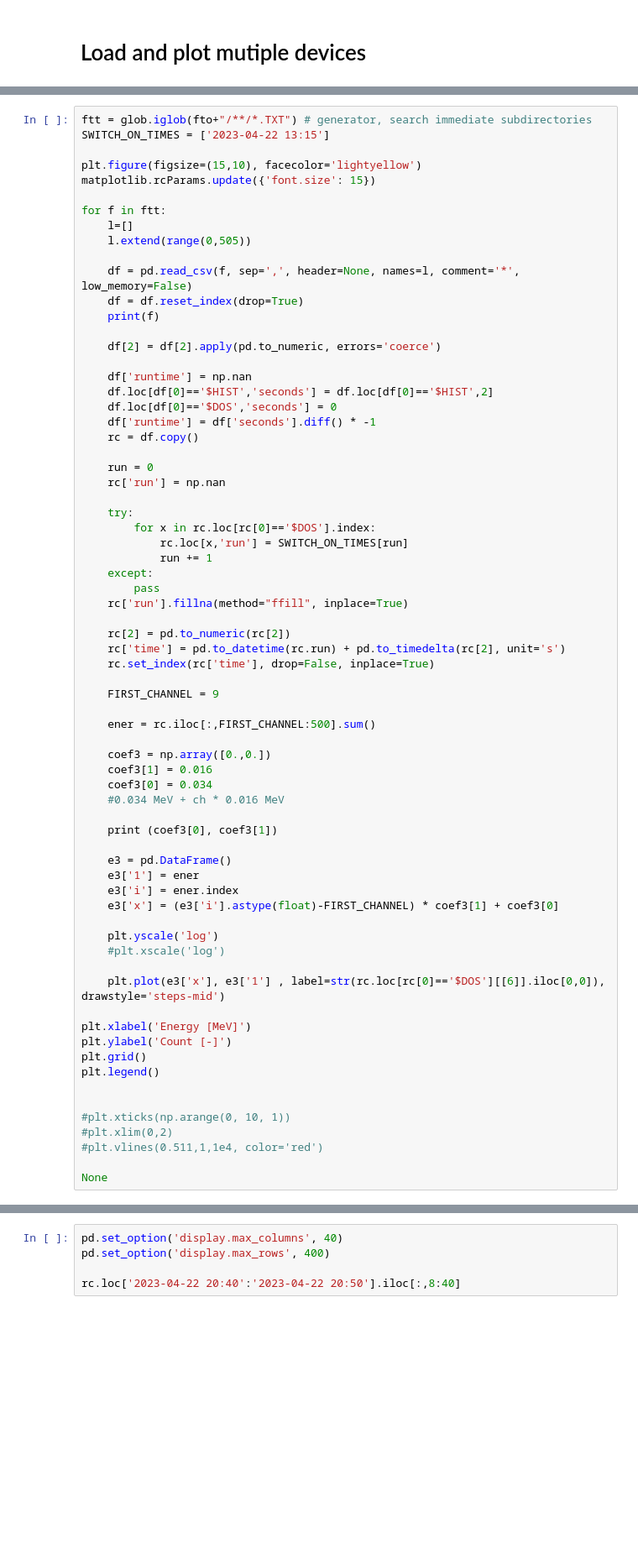
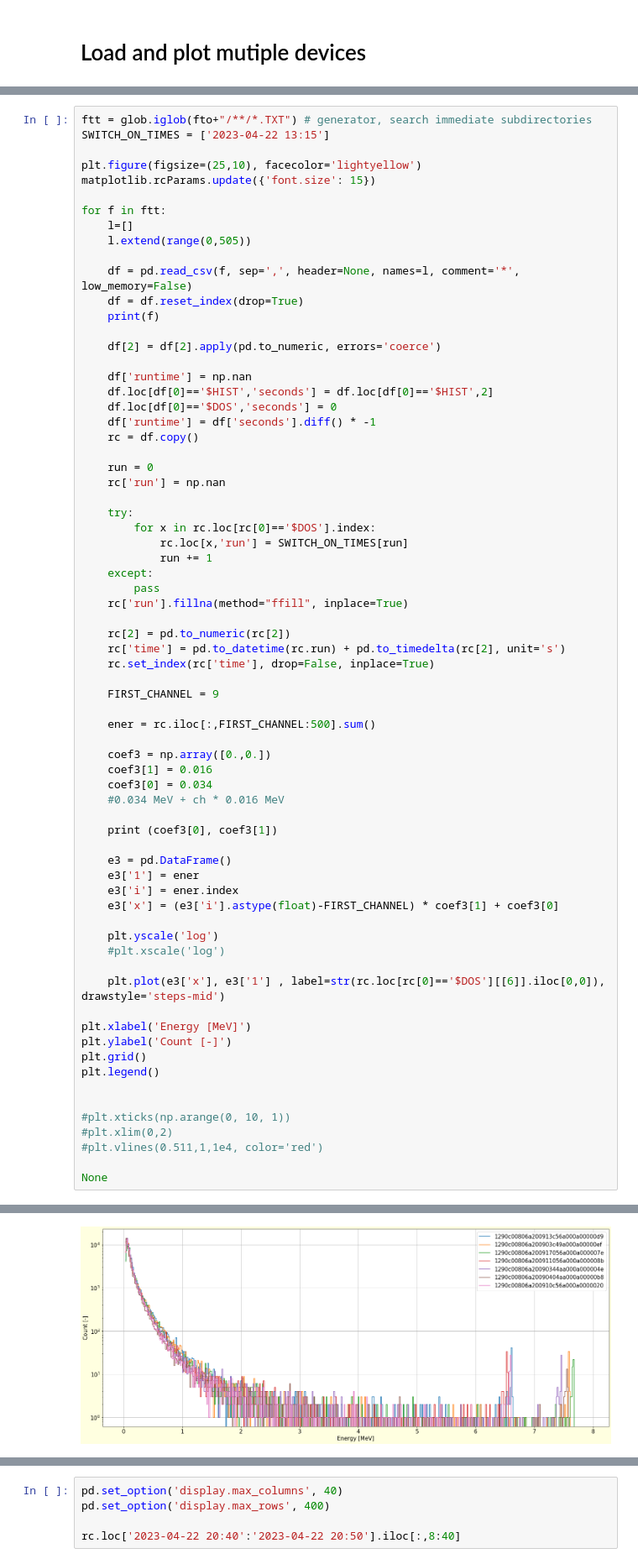
Before and after one commit to UniversalScientificTechnologies/LABDOS01, a Jupyter notebook: notebooks/flight_HIMAC2023.ipynb, the cells around one changed output, grey strips where cells are left out. Shown at 84% size. Drawn from its saved outputs; the diff is of its cells as text; blank space fills up the shorter version.

```diff
--- a/notebooks/flight_HIMAC2023.ipynb
+++ b/notebooks/flight_HIMAC2023.ipynb
@@ -642,7 +642,7 @@ Text(0, 0.5, 'Altitude a.s.l. [ft]')
 ftt = glob.iglob(fto+"/**/*.TXT") # generator, search immediate subdirectories
 SWITCH_ON_TIMES = ['2023-04-22 13:15']
 
-plt.figure(figsize=(15,10), facecolor='lightyellow')
+plt.figure(figsize=(25,10), facecolor='lightyellow')
 matplotlib.rcParams.update({'font.size': 15})
 
 for f in ftt:
@@ -696,30 +696,31 @@ for f in ftt:
     #plt.xscale('log')
 
     plt.plot(e3['x'], e3['1'] , label=str(rc.loc[rc[0]=='$DOS'][[6]].iloc[0,0]), drawstyle='steps-mid')
 
 plt.xlabel('Energy [MeV]')
 plt.ylabel('Count [-]')
 plt.grid()
 plt.legend()
 
 
 #plt.xticks(np.arange(0, 10, 1))
 #plt.xlim(0,2)
 #plt.vlines(0.511,1,1e4, color='red')
 
 None
 # %% [output]
 /storage/experiments/2023/04_HIMAC/WAW_NRT/LABDOS_D9/0.TXT
 0.034 0.016
 /storage/experiments/2023/04_HIMAC/WAW_NRT/LABDOS_EF/0.TXT
 0.034 0.016
 /storage/experiments/2023/04_HIMAC/WAW_NRT/LABDOS_7E/0.TXT
 0.034 0.016
 /storage/experiments/2023/04_HIMAC/WAW_NRT/LABDOS_8B/0.TXT
 0.034 0.016
 /storage/experiments/2023/04_HIMAC/WAW_NRT/LABDOS_4E/0.TXT
 0.034 0.016
 /storage/experiments/2023/04_HIMAC/WAW_NRT/LABDOS_B8/0.TXT
 0.034 0.016
 /storage/experiments/2023/04_HIMAC/WAW_NRT/LABDOS_20/0.TXT
 0.034 0.016
+[figure, added]
```
Also changed, not shown: parts of 1 cell of this notebook.
